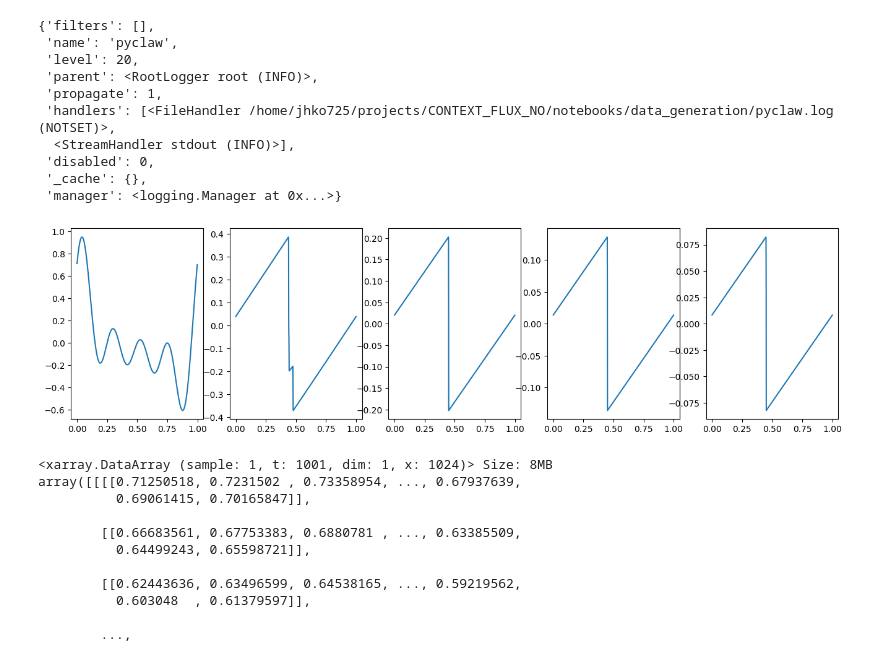
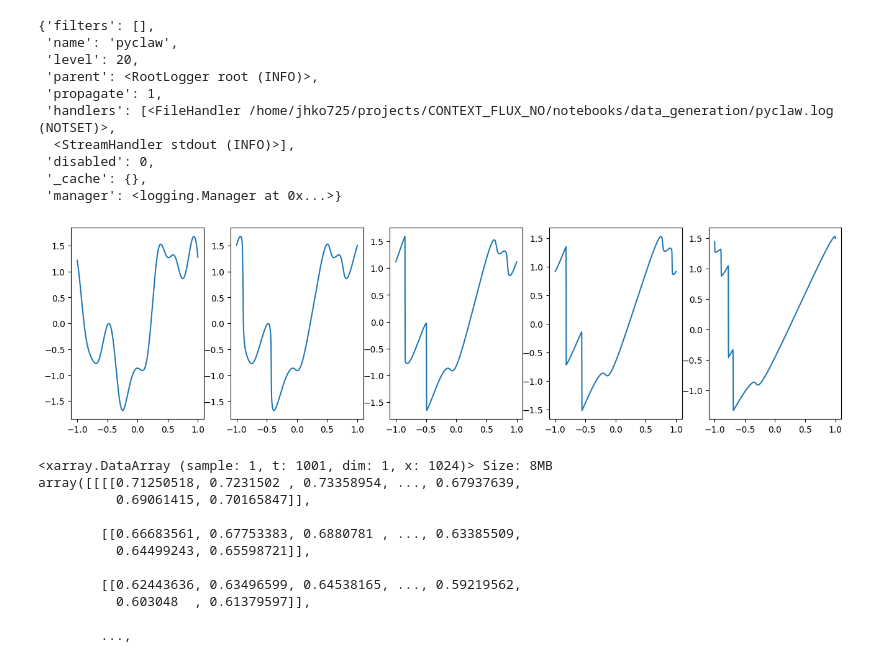
Before and after one commit to xx257xx/CONTEXT_FLUX_NO, a Jupyter notebook: notebooks/data_generation/burgers_1D.ipynb, the cells around one changed output. Cells and saved outputs as stored; diff of their text form; code cells hidden in the pictures.

Commit message:
Refactoring data generation code

```diff
--- a/notebooks/data_generation/burgers_1D.ipynb
+++ b/notebooks/data_generation/burgers_1D.ipynb
@@ -71,35 +39,14 @@ ax.plot(x, u0(x))
 # %% [output]
 [<matplotlib.lines.Line2D at 0x...>]
 [figure]
-# %%
-class Burgers1D(eqx.Module):
-    n_dim: ClassVar[int] = 1
-    n_eqns: ClassVar[int] = 1
-    nu: float = eqx.field(static=True, default=0.0)
-    entropy_fix: bool = eqx.field(static=True, default=True)
-
-    def solve_pyclaw(
-        self,
-        ic_factory: Callable[[Float[np.ndarray, " Nx"]], Float[np.ndarray, " Nx"]],
-        x_span: tuple[float, float],
-        Nx: int,
-        t_span: tuple[float, float],
-        Nt: int,
-        bc: Literal["periodic"],
-    ) -> tuple[
-        Float[np.ndarray, "time dim x_grid"],
-        Float[np.ndarray, " time"],
-        Float[np.ndarray, " x_grid"],
-    ]:
-        solver = pyclaw.ClawSolver1D(riemann.burgers_1D)
-        solver.limiters = pyclaw.limiters.tvd.vanleer
-
-        problem_data = {"efix": self.entropy_fix}
-        return pdesolve_pyclaw(
-            solver, problem_data, ic_factory, x_span, Nx, t_span, Nt, bc
-        )
 # %%
+from context_flux_no.waveforms.grf import GaussianRandomField1D
+
+
+grf = GaussianRandomField1D(GaussianCov(0.1))
+u0_func = lambda x_: grf.sample(x_, key=jax.random.key(0))
 burgers = Burgers1D()
-u0_func = TruncatedFourier1D.with_uniform_rand_coeffs(num_modes=4)
-u, t, x = burgers.solve_pyclaw(u0_func, (0.0, 1.0), 1024, (0.0, 6.0), 1000, "periodic")
+# u0_func = TruncatedFourier1D.with_uniform_rand_coeffs(num_modes=4)
+
+sol = burgers.solve_pyclaw(u0_func, (0.0, 1.0), 1024, (0.0, 0.2), 1000, "periodic")
 # %% [output]
@@ -140,10 +111,10 @@ logger.__dict__
 # %%
 t_vals = (0, 200, 400, 600, 1000)
 fig, axes = plt.subplots(1, 5, figsize=(16, 4), sharex=True)
 for j, t_i in enumerate(t_vals):
-    axes[j].plot(x, u[t_i, 0])
+    axes[j].plot(x, sol.isel(sample=0, t=t_i, dim=0))
 # %% [output]
-[figure, old version]
+[figure, new version]
 # %%
 data_array = xr.DataArray(
     np.expand_dims(u, axis=0),
```
Also changed, not shown: parts of 6 cells of this notebook, 10 other files.
